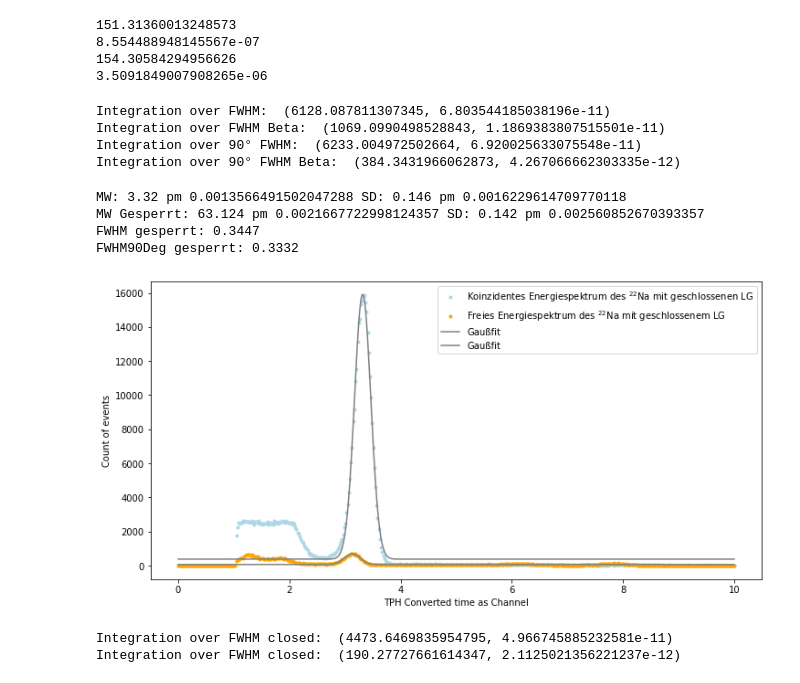
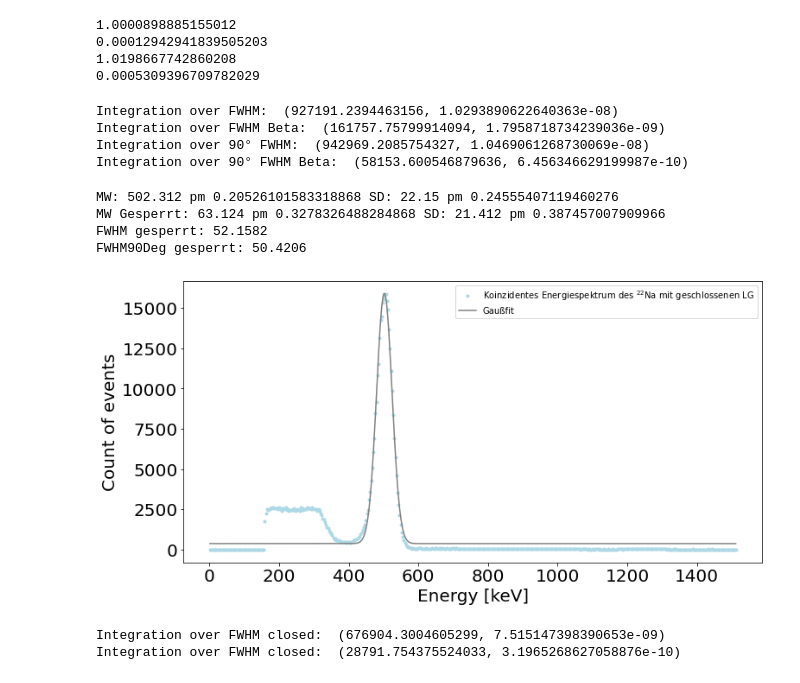
Before and after one commit to Skylake143/Fortgeschrittenenpraktikum, a Jupyter notebook: B19Koinzidenzmethoden/FreiesEnergiespektrum.ipynb, the cells around one changed output. Drawn from its saved outputs; the diff is of its cells as text; code cells hidden in the pictures.

```diff
--- a/B19Koinzidenzmethoden/FreiesEnergiespektrum.ipynb
+++ b/B19Koinzidenzmethoden/FreiesEnergiespektrum.ipynb
@@ -6,25 +6,28 @@ import scipy.integrate as integrate
 # %%
 #Daten einlesen
 with open('EnergiespektrumOffen') as data:
-    energie = np.loadtxt((line.replace(',', '.') for line in data), usecols= 0, delimiter=";")
+    energie = 151.3* np.loadtxt((line.replace(',', '.') for line in data), usecols= 0, delimiter=";")
 with open('EnergiespektrumOffen') as data:
     count = np.loadtxt((line.replace(',', '.') for line in data), usecols= 1, delimiter=";")
 
 with open('EnergiespektrumLGGesperrt') as data:
-    energieGesperrt = np.loadtxt((line.replace(',', '.') for line in data), usecols= 0, delimiter=";")
+    energieGesperrt = 151.3*np.loadtxt((line.replace(',', '.') for line in data), usecols= 0, delimiter=";")
 with open('EnergiespektrumLGGesperrt') as data:
     countGesperrt = np.loadtxt((line.replace(',', '.') for line in data), usecols= 1, delimiter=";")
 
 with open('Energiespektrum90DegLGGesperrt') as data:
-    energie90DegGesperrt = np.loadtxt((line.replace(',', '.') for line in data), usecols= 0, delimiter=";")
+    energie90DegGesperrt =151.3* np.loadtxt((line.replace(',', '.') for line in data), usecols= 0, delimiter=";")
 with open('Energiespektrum90DegLGGesperrt') as data:
     count90DegGesperrt = np.loadtxt((line.replace(',', '.') for line in data), usecols= 1, delimiter=";")
 
 with open('Energiespektrum90DegLGOffen') as data:
-    energie90DegLGOffen = np.loadtxt((line.replace(',', '.') for line in data), usecols= 0, delimiter=";")
+    energie90DegLGOffen = 151.3*np.loadtxt((line.replace(',', '.') for line in data), usecols= 0, delimiter=";")
 with open('Energiespektrum90DegLGOffen') as data:
     count90DegLGOffen = np.loadtxt((line.replace(',', '.') for line in data), usecols= 1, delimiter=";")
 # %%
+parameters = {'xtick.labelsize': 20, 'ytick.labelsize': 20}
+plt.rcParams.update(parameters)
+
 #Methoden Gaußfits für Mittelwerte
 def gauss(x, H, A, x0, sigma):
     return H + A * np.exp(-(x - x0) ** 2 / (2 * sigma ** 2))
@@ -35,12 +38,15 @@ def gauss_fit(x, y):
     popt, pcov = curve_fit(gauss, x, y, p0=[min(y), max(y), mean, sigma])
     return popt[0], popt[1] , popt[2], popt[3], pcov[2,2], pcov[3,3]
 # %%
+parameters = {'xtick.labelsize': 20, 'ytick.labelsize': 20}
+plt.rcParams.update(parameters)
+
 #Energyspectrum open LG
 fig, ax = plt.subplots(figsize=(12,6))
 
 #Name for axis
-ax.set_xlabel('TPH Converted time as Energy')
-ax.set_ylabel('Count of events')
+ax.set_xlabel('Energy [keV]', fontsize=20)
+ax.set_ylabel('Count of events', fontsize=20)
 #Plotten der unskalierten Kurven
 ax.plot(energie, count,'o',markersize=3, color = "lightblue",label = "Freies Energiespektrum des $^{22}$Na")
 #ax.plot(energie90DegLGOffen, count90DegLGOffen,'o',markersize=3, color = "orange",label = "Freies Energiespektrum des $^{22}$Na mit um 90$^{°}$ rotiertem Detektor")
@@ -69,6 +75,8 @@ ax.plot(energie, gauss(energie, Hbeta, Abeta, xbeta, sigmabeta), color = "grey",
 
 #ax.plot(energie90DegLGOffen, gauss(energie90DegLGOffen, H90Degree,A90Degree,x90Degree,sigma90Degree), color = "grey")
 
-ax.legend(fontsize=10)
-fig.savefig('Peakpositionen.png', dpi=200)
+ax.legend(fontsize=15)
+fig.savefig('FreiesEnergiespektrum.png', dpi=200)
+
+max(gauss(energie, H,A,x,sigma))
 # %% [output]
@@ -134,10 +141,10 @@ print(calibrationfactorfehler)
 print(calibrationfactorbeta)
 print(calibrationfactorbetafehler)
 # %% [output]
-151.31360013248573
-8.554488948145567e-07
-154.30584294956626
-3.5091849007908265e-06
+1.0000898885155012
+0.00012942941839505203
+1.0198667742860208
+0.0005309396709782029
 # %%
 #Integration over open FWHM
 FWHMopenintegration = integrate.quad(lambda integrator: gauss(integrator, H,A,x,sigma),x-FWHM/2,x+FWHM/2)
@@ -153,47 +160,47 @@ H90Degbeta, A90degbeta, x90degbeta, sigma90degbeta, fehlermü90degbeta, fehlersd
 FWHMopen90degbetaintegration = integrate.quad(lambda integrator: gauss(integrator, H90Degbeta, A90degbeta, x90degbeta, sigma90degbeta),xbeta-FWHMbeta/2,xbeta+FWHMbeta/2)
 print("Integration over 90° FWHM Beta: ", FWHMopen90degbetaintegration)
 # %% [output]
-Integration over FWHM:  (6128.087811307345, 6.803544185038196e-11)
-Integration over FWHM Beta:  (1069.0990498528843, 1.1869383807515501e-11)
-Integration over 90° FWHM:  (6233.004972502664, 6.920025633075548e-11)
-Integration over 90° FWHM Beta:  (384.3431966062873, 4.267066662303335e-12)
+Integration over FWHM:  (927191.2394463156, 1.0293890622640363e-08)
+Integration over FWHM Beta:  (161757.75799914094, 1.7958718734239036e-09)
+Integration over 90° FWHM:  (942969.2085754327, 1.0469061268730069e-08)
+Integration over 90° FWHM Beta:  (58153.600546879636, 6.456346629199987e-10)
 # %%
 #####CLOSED#####
 #Energy spectrums for closed LG
 
 fig2, ax2 = plt.subplots(figsize=(12,6))
 
 #Name for axis
-ax2.set_xlabel('TPH Converted time as Channel')
-ax2.set_ylabel('Count of events')
+ax2.set_xlabel('Energy [keV]',fontsize=20)
+ax2.set_ylabel('Count of events',fontsize=20)
 #Plotten der unskalierten Kurven
 ax2.plot(energieGesperrt, countGesperrt,'o',markersize=3, color = "lightblue",label = "Koinzidentes Energiespektrum des $^{22}$Na mit geschlossenen LG")
-ax2.plot(energie90DegGesperrt, count90DegGesperrt,'o',markersize=3, color = "orange",label = "Koinzidentes Energiespektrum des $^{22}$Na mit geschlossenem LG und 90° Detektor")
+#ax2.plot(energie90DegGesperrt, count90DegGesperrt,'o',markersize=3, color = "orange",label = "Koinzidentes Energiespektrum des $^{22}$Na mit geschlossenem LG und 90° Detektor")
 
 #Gauß
 Hgesperrt, Agesperrt, xgesperrt, sigmagesperrt, fehlermügesperrt, fehlersdgesperrt = gauss_fit(energieGesperrt[130:199] , countGesperrt[130:199])
 print('MW:',round(xgesperrt,3), 'pm', np.sqrt(fehlermügesperrt), 'SD:', round(sigmagesperrt,3), 'pm', np.sqrt(fehlersdgesperrt))
 
 H90DegGesperrt, A90DegGesperrt, x90DegGesperrt, sigma90DegGesperrt, fehlermü90DegGesperrt, fehlersd90DegGesperrt = gauss_fit(energie90DegGesperrt[130:199] , count90DegGesperrt[130:199])
 print('MW Gesperrt:',round(H90DegGesperrt,3), 'pm', np.sqrt(fehlermü90DegGesperrt), 'SD:', round(sigma90DegGesperrt,3), 'pm', np.sqrt(fehlersd90DegGesperrt))
 
 FWHMgesperrt = round(2.35482 * sigmagesperrt,4)
 print('FWHM gesperrt:',FWHMgesperrt)
 
 FWHM90DegGesperrt = round(2.35482 * sigma90DegGesperrt,4)
 print('FWHM90Deg gesperrt:',FWHM90DegGesperrt)
 
 ax2.plot(energieGesperrt, gauss(energieGesperrt, Hgesperrt, Agesperrt, xgesperrt, sigmagesperrt), color = "grey", label="Gaußfit")
-ax2.plot(energie90DegGesperrt, gauss(energieGesperrt, H90DegGesperrt, A90DegGesperrt, x90DegGesperrt, sigma90DegGesperrt), color = "grey", label="Gaußfit")
+#ax2.plot(energie90DegGesperrt, gauss(energieGesperrt, H90DegGesperrt, A90DegGesperrt, x90DegGesperrt, sigma90DegGesperrt), color = "grey")
 
 ax2.legend(fontsize=10)
-fig2.savefig('EnergiespektrumGesperrt.png', dpi=200)
+fig2.savefig('KoinzidentesSpektrum', dpi=200)
 # %% [output]
-MW: 3.32 pm 0.0013566491502047288 SD: 0.146 pm 0.0016229614709770118
-MW Gesperrt: 63.124 pm 0.0021667722998124357 SD: 0.142 pm 0.002560852670393357
-FWHM gesperrt: 0.3447
-FWHM90Deg gesperrt: 0.3332
+MW: 502.312 pm 0.20526101583318868 SD: 22.15 pm 0.24555407119460276
+MW Gesperrt: 63.124 pm 0.3278326488284868 SD: 21.412 pm 0.387457007909966
+FWHM gesperrt: 52.1582
+FWHM90Deg gesperrt: 50.4206
-[figure, old version]
+[figure, new version]
 # %%
 #Integration over FWHM for closed LG
 FWHMintegrationclosed = integrate.quad(lambda integrator: gauss(integrator, Hgesperrt, Agesperrt, xgesperrt, sigmagesperrt),xgesperrt-FWHMgesperrt/2,xgesperrt+FWHMgesperrt/2)
@@ -202,5 +209,5 @@ print("Integration over FWHM closed: ", FWHMintegrationclosed)
 FWHMintegrationclosed90Deg = integrate.quad(lambda integrator: gauss(integrator, H90DegGesperrt, A90DegGesperrt, x90DegGesperrt, sigma90DegGesperrt),x90DegGesperrt-FWHM90DegGesperrt/2,x90DegGesperrt+FWHM90DegGesperrt/2)
 print("Integration over FWHM closed: ", FWHMintegrationclosed90Deg)
 # %% [output]
-Integration over FWHM closed:  (4473.6469835954795, 4.966745885232581e-11)
-Integration over FWHM closed:  (190.27727661614347, 2.1125021356221237e-12)
+Integration over FWHM closed:  (676904.3004605299, 7.515147398390653e-09)
+Integration over FWHM closed:  (28791.754375524033, 3.1965268627058876e-10)
```
Also changed, not shown: parts of 2 cells of this notebook, 13 other files.
